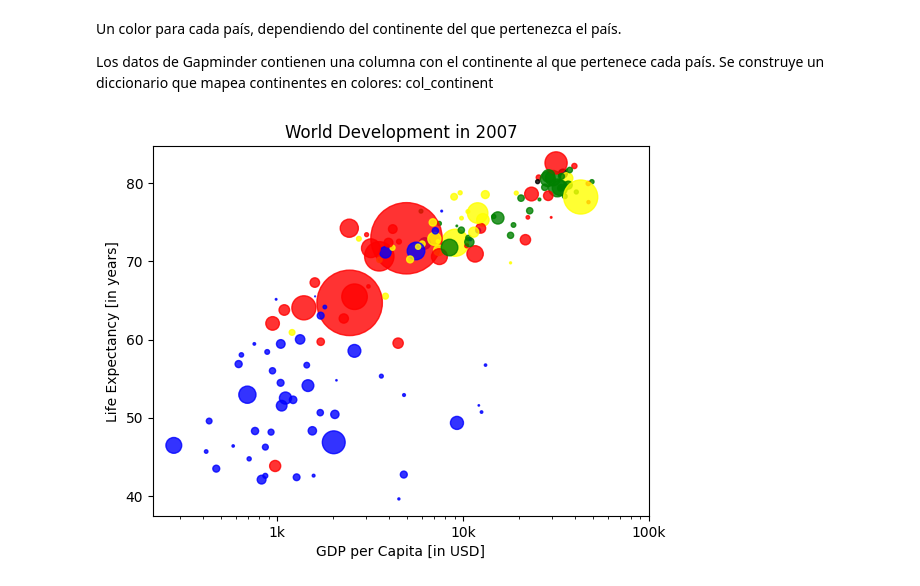
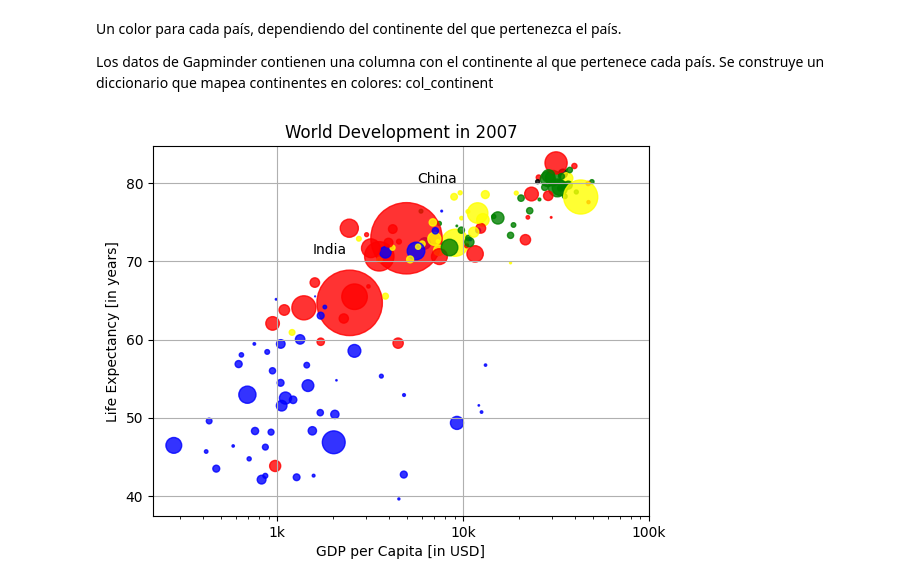
Before and after one commit to CtrlCri/Jupyter-Work-Collection, a Jupyter notebook: gapminder/script.ipynb, the cells around one changed output. Cells and saved outputs as stored; diff of their text form; code cells hidden in the pictures.

```diff
--- a/gapminder/script.ipynb
+++ b/gapminder/script.ipynb
@@ -46,12 +46,20 @@ col = list(df['continent'].map(dict))
 # %%
 plt.scatter(gdp_cap, life_exp, s= pop * 2, c= col, alpha= 0.8)
 
 plt.xscale('log')
 plt.xlabel('GDP per Capita [in USD]')
 plt.ylabel('Life Expectancy [in years]')
 plt.title('World Development in 2007')
 
 plt.xticks([1000, 10000, 100000],['1k', '10k', '100k'])
+
+# Adicional
+plt.text(1550, 71, 'India')
+plt.text(5700, 80, 'China')
+
+# Add grid() call
+plt.grid(True)
+
 plt.show()
 # %% [output]
-[figure, old version]
+[figure, new version]
```
Also changed, not shown: parts of 1 cell of this notebook.
